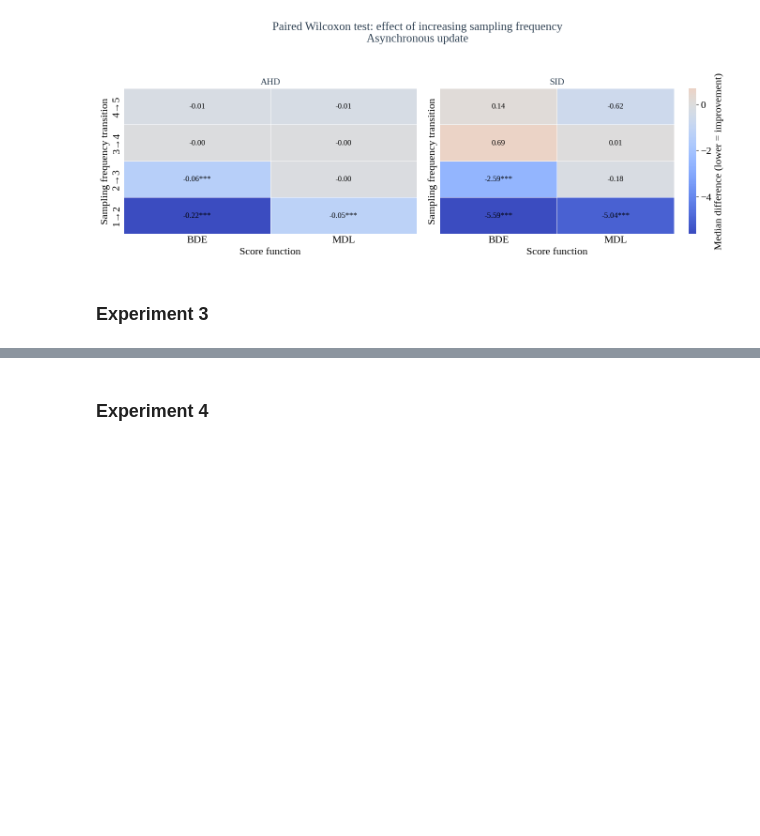
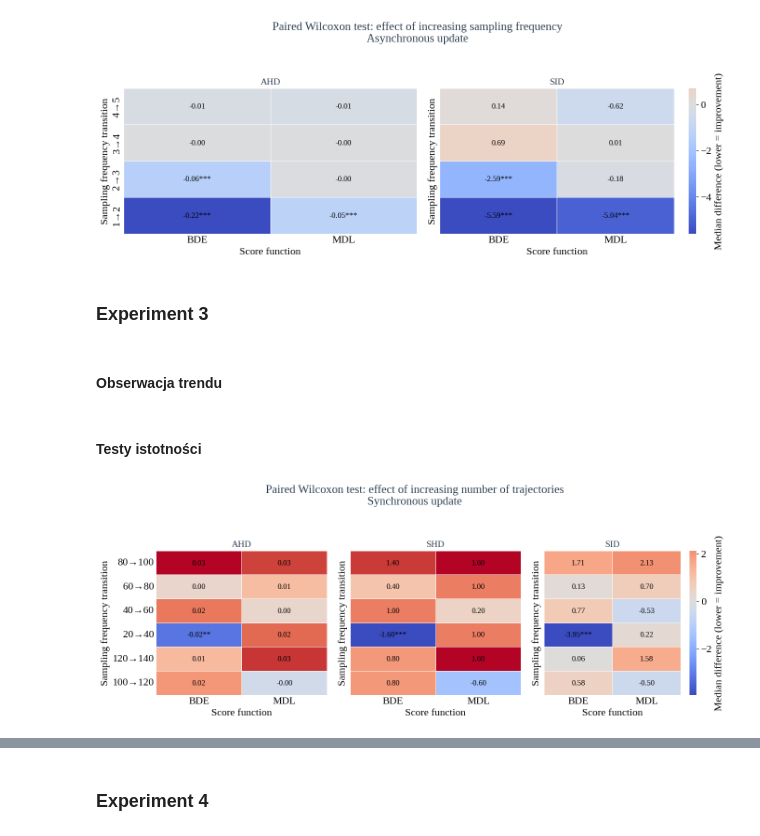
Before and after one commit to maxi7524/SAD2_final_project, a Jupyter notebook: notebooks/notebook_report.ipynb, the cells around one changed output, grey strips where cells are left out. Saved outputs shown, nothing was run; the diff lists cells and outputs as text; code cells hidden in the pictures; blank space fills up the shorter version.

Commit message:
dataset settings

```diff
--- a/notebooks/notebook_report.ipynb
+++ b/notebooks/notebook_report.ipynb
@@ -13,7 +13,7 @@ import matplotlib.pyplot as plt
 
 ## local library
 ### load data
-from sad2_final_project.analysis import add_missing_metrics_from_experiment, loader_obsolete_data, analyze_datasets_from_index
+from sad2_final_project.analysis import loader_obsolete_data, loader_current_data, add_missing_metrics_from_experiment, analyze_datasets_from_index
 ### general plots
 from sad2_final_project.analysis import plot_scatter, plot_scatter_subplots, plot_boxplot, plot_grouped_boxplots
 ### Statistical analysis and associated plots
@@ -28,22 +28,23 @@ print(os.getcwd())
 ## create paths
 DATA_PATH = Path('data')
 DATASET_1_PATH = DATA_PATH / Path('trajectory_length_vs_attractors1')
-DATASET_2_S_PATH = DATA_PATH / Path('analysis_3_synchronous_part_1')
-DATASET_2_A_PATH = DATA_PATH / Path('analysis_3_asynchronous_part_1')
+DATASET_2_S_PATH = DATA_PATH / Path('experiment_34_synchronous_merged')
+DATASET_2_A_PATH = DATA_PATH / Path('experiment_34_asynchronous_merged')
 # %% [output]
 /home/maxi7524/repositories/SAD2_final_project
 # %%
 # Data loading
 ## Dataset 1 - experiments 1, 2
 df = loader_obsolete_data(DATASET_1_PATH / 'results/metadata.csv', DATASET_1_PATH / 'results/joined_results_trajectory_length_vs_attractors.csv')
-#TODO - they are wrong written should be loaded with `loader_current_data`
-# dfs = loader_obsolete_data(DATASET_2_S_PATH / 'results/metadata.csv', DATASET_2_S_PATH / 'results/joined_results_analysis_3_synchronous.csv')
-# dfa = loader_obsolete_data(DATASET_2_A_PATH / 'results/metadata.csv', DATASET_2_A_PATH / 'results/joined_results_analysis_3_asynchronous.csv')
+## Dataset 2 - experiments 3, 4
+dfs = loader_current_data(DATASET_2_S_PATH / 'results/metadata.csv', DATASET_2_S_PATH / 'results/results.csv')
+dfa = loader_current_data(DATASET_2_A_PATH / 'results/metadata.csv', DATASET_2_A_PATH / 'results/results.csv')
 
+## Add all metrics
 metrics_list=['TP', 'FP', 'FN', 'f1', 'accuracy', 'precision', 'recall', 'sensitivity', 'AHD', 'SHD', 'EHD', 'SID']
 df = add_missing_metrics_from_experiment(df, DATASET_1_PATH, metrics_list, after_column='attractor_ratio')
-# dfs = add_missing_metrics_from_experiment(dfs, DATASET_2_S_PATH, metrics_list, after_column='attractor_ratio')
-# dfa = add_missing_metrics_from_experiment(dfa, DATASET_2_A_PATH, metrics_list, after_column='attractor_ratio')
+dfs = add_missing_metrics_from_experiment(dfs, DATASET_2_S_PATH, metrics_list, after_column='attractor_ratio')
+dfa = add_missing_metrics_from_experiment(dfa, DATASET_2_A_PATH, metrics_list, after_column='attractor_ratio')
 df1 = df[df["trajectory_length"]>=10] # dataset1
 # %% [output]
 Index(['num_nodes', 'update_mode', 'trajectory_length', 'n_trajectories',
@@ -1069,3 +1070,55 @@ plt.show()
 [figure]
 # %% [markdown]
 ### Experiment 3
+# %% [markdown]
+#### Obserwacja trendu
+# %% [markdown]
+#### Testy istotności
+# %%
+fig, axes = plt.subplots(1, 3, figsize=(14, 5), sharey=True)
+
+df_wilcoxon_s = compute_wilcoxon_table(
+    dfs,
+    metrics=["AHD", "SHD", "SID"],
+    transitions=[(i*20, (i+1)*20) for i in range(1, 7)],
+    group_cols=('num_nodes', 'update_mode', 'score_function'),
+    sf_col='k_value'
+)
+plot_wilcoxon_heatmap(
+    df_wilcoxon_s,
+    metric="AHD",
+    update_mode="synchronous",
+    transitions_order=sorted(df_wilcoxon_s['transition'].unique(), reverse=True),
+    ax=axes[0],
+    cbar=False
+)
+
+plot_wilcoxon_heatmap(
+    df_wilcoxon_s,
+    metric="SHD",
+    update_mode="synchronous",
+    transitions_order=sorted(df_wilcoxon_s['transition'].unique(), reverse=True),
+    ax=axes[1],
+    cbar=False
+)
+
+plot_wilcoxon_heatmap(
+    df_wilcoxon_s,
+    metric="SID",
+    update_mode="synchronous",
+    transitions_order=sorted(df_wilcoxon_s['transition'].unique(), reverse=True),
+    ax=axes[2],
+    cbar=True
+)
+
+fig.suptitle(
+    "Paired Wilcoxon test: effect of increasing number of trajectories\n"
+    "Synchronous update",
+    fontsize=18,
+    y=1.05
+)
+
+plt.tight_layout()
+plt.show()
+# %% [output]
+[figure, added]
```
Also changed, not shown: parts of 3 cells of this notebook, 2 other files.
